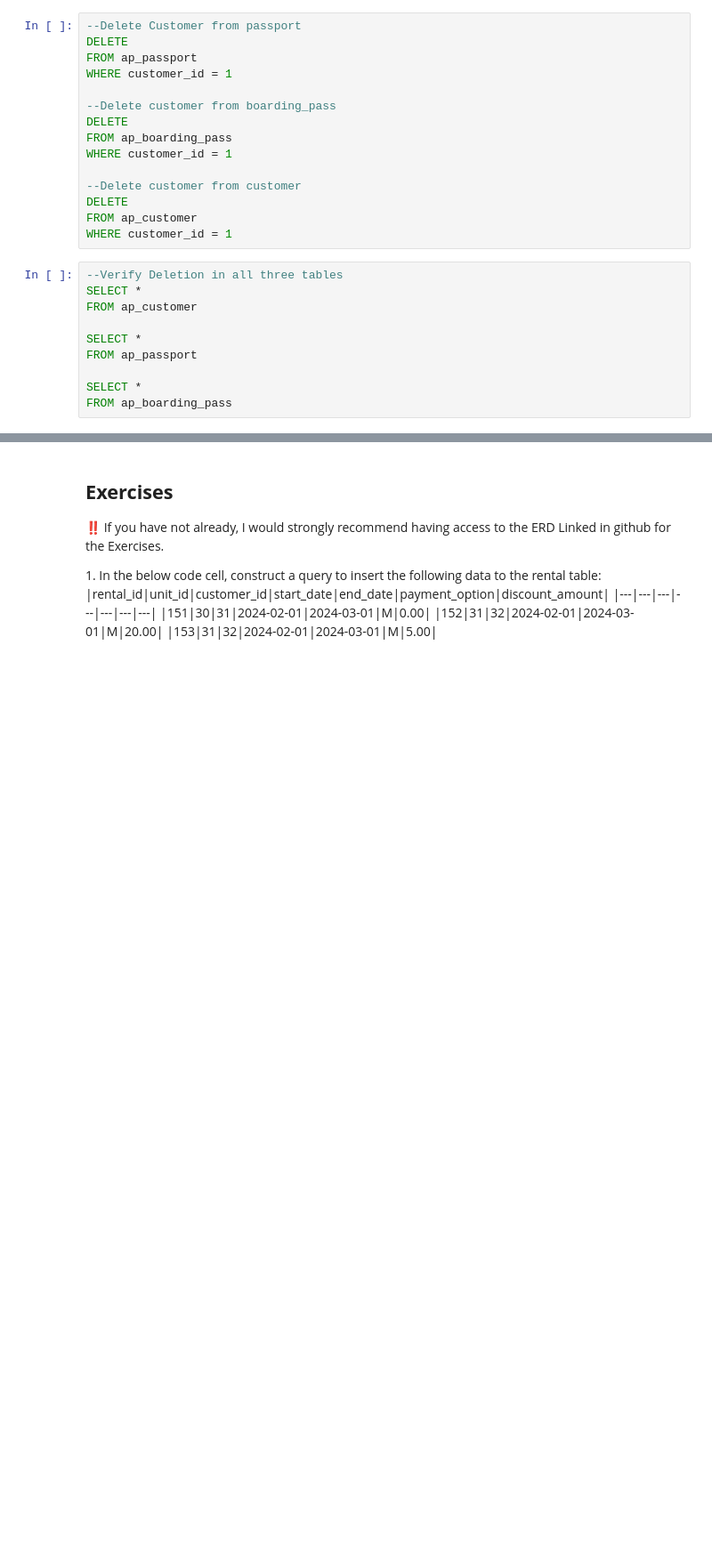
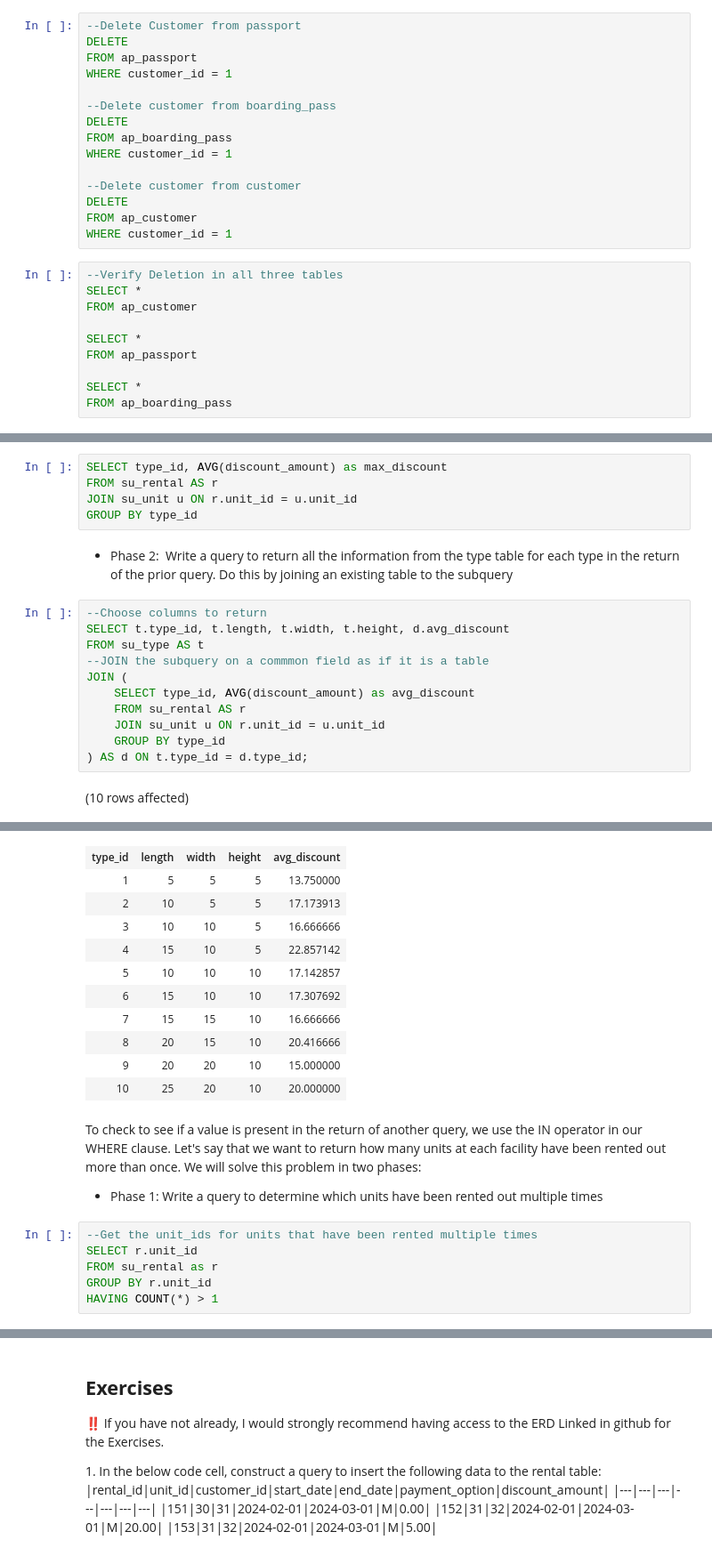
Before and after one commit to OzarksTechnicalCommunityCollege/CIS250_Create05, a Jupyter notebook: Create05.ipynb, the cells around one changed output, grey strips where cells are left out. Shown: that part at 89% size. Saved outputs shown, nothing was run; the diff lists cells and outputs as text; blank space fills up the shorter version.

```diff
--- a/Create05.ipynb
+++ b/Create05.ipynb
@@ -273,0 +254,20 @@ This same result could be produced using a JOIN statement, but at we begin to wo
+# %%
+SELECT type_id, AVG(discount_amount) as max_discount
+FROM su_rental AS r
+JOIN su_unit u ON r.unit_id = u.unit_id
+GROUP BY type_id
+# %% [markdown]
+- Phase 2:  Write a query to return all the information from the type table for each type in the return of the prior query. Do this by joining an existing table to the subquery
+# %%
+--Choose columns to return
+SELECT t.type_id, t.length, t.width, t.height, d.avg_discount
+FROM su_type AS t
+--JOIN the subquery on a commmon field as if it is a table
+JOIN (
+    SELECT type_id, AVG(discount_amount) as avg_discount
+    FROM su_rental AS r
+    JOIN su_unit u ON r.unit_id = u.unit_id
+    GROUP BY type_id
+) AS d ON t.type_id = d.type_id;
+# %% [output]
+(10 rows affected)
@@ -273,0 +275,21 @@ This same result could be produced using a JOIN statement, but at we begin to wo
+| type_id | length | width | height | avg_discount |
+| 1 | 5 | 5 | 5 | 13.750000 |
+| 2 | 10 | 5 | 5 | 17.173913 |
+| 3 | 10 | 10 | 5 | 16.666666 |
+| 4 | 15 | 10 | 5 | 22.857142 |
+| 5 | 10 | 10 | 10 | 17.142857 |
+| 6 | 15 | 10 | 10 | 17.307692 |
+| 7 | 15 | 15 | 10 | 16.666666 |
+| 8 | 20 | 15 | 10 | 20.416666 |
+| 9 | 20 | 20 | 10 | 15.000000 |
+| 10 | 25 | 20 | 10 | 20.000000 |
+# %% [markdown]
+To check to see if a value is present in the return of another query, we use the IN operator in our WHERE clause. Let's say that we want to return how many units at each facility have been rented out more than once. We will solve this problem in two phases:
+
+- Phase 1: Write a query to determine which units have been rented out multiple times
+# %%
+--Get the unit_ids for units that have been rented multiple times
+SELECT r.unit_id
+FROM su_rental as r
+GROUP BY r.unit_id
+HAVING COUNT(*) > 1
```
Also changed, not shown: parts of 18 cells of this notebook.
